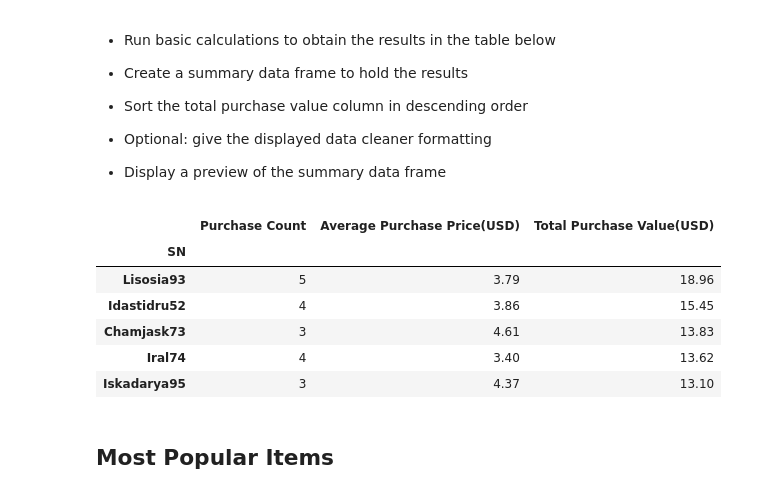
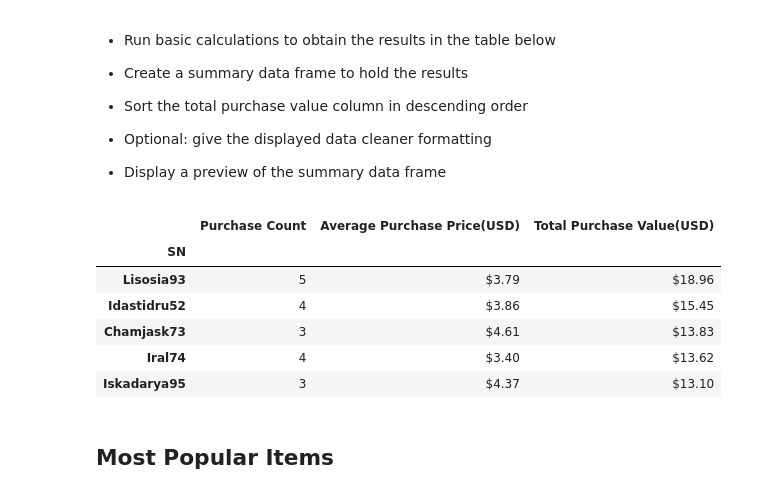
Before and after one commit to britt-emm/Homework, a Jupyter notebook: week4_homework/HeroesOfPymoli_starter.ipynb, the cells around one changed output. Drawn from its saved outputs; the diff is of its cells as text; code cells hidden in the pictures.

```diff
--- a/week4_homework/HeroesOfPymoli_starter.ipynb
+++ b/week4_homework/HeroesOfPymoli_starter.ipynb
@@ -257,32 +259,33 @@ age_analysis_df.round(decimals = 2)
 # %%
 spenders_df = pd.DataFrame(purchase_data)
 
 
 # create series for purchase count
 spend_purchase_count = pd.Series(spenders_df.groupby('SN')['Purchase ID'].count())
 
 # create series for avg purchase price
 user_avg_price = pd.Series(spenders_df.groupby('SN')['Price'].mean())
 # create series for total purchase value
 user_total_val = pd.Series(spenders_df.groupby('SN')['Price'].sum())
 # create a dictionary of series
 user_spending = {'Purchase Count': spend_purchase_count,
                 'Average Purchase Price(USD)': user_avg_price,
                 'Total Purchase Value(USD)': user_total_val}
 # create the new dataframe by concatenating the series
 top_spenders_df = pd.concat(user_spending, axis =1)
 # sort the dataframe by purchase value
 top_spenders_sorted_df = top_spenders_df.sort_values('Total Purchase Value(USD)', ascending=False)
 # show just the top 5 spenders
-top_spenders_sorted_df.round(decimals=2).head()
+top_spenders_sorted_df.head().style.format({'Average Purchase Price(USD)': '${:.2f}',
+                              'Total Purchase Value(USD)': '${:.2f}'})
 # %% [output]
 |  | Purchase Count | Average Purchase Price(USD) | Total Purchase Value(USD) |
 | SN |  |  |  |
-| Lisosia93 | 5 | 3.79 | 18.96 |
-| Idastidru52 | 4 | 3.86 | 15.45 |
-| Chamjask73 | 3 | 4.61 | 13.83 |
-| Iral74 | 4 | 3.40 | 13.62 |
-| Iskadarya95 | 3 | 4.37 | 13.10 |
+| Lisosia93 | 5 | $3.79 | $18.96 |
+| Idastidru52 | 4 | $3.86 | $15.45 |
+| Chamjask73 | 3 | $4.61 | $13.83 |
+| Iral74 | 4 | $3.40 | $13.62 |
+| Iskadarya95 | 3 | $4.37 | $13.10 |
 # %% [markdown]
 ## Most Popular Items
 # %% [markdown]
```
Also changed, not shown: parts of 3 cells of this notebook, 19 other files.
